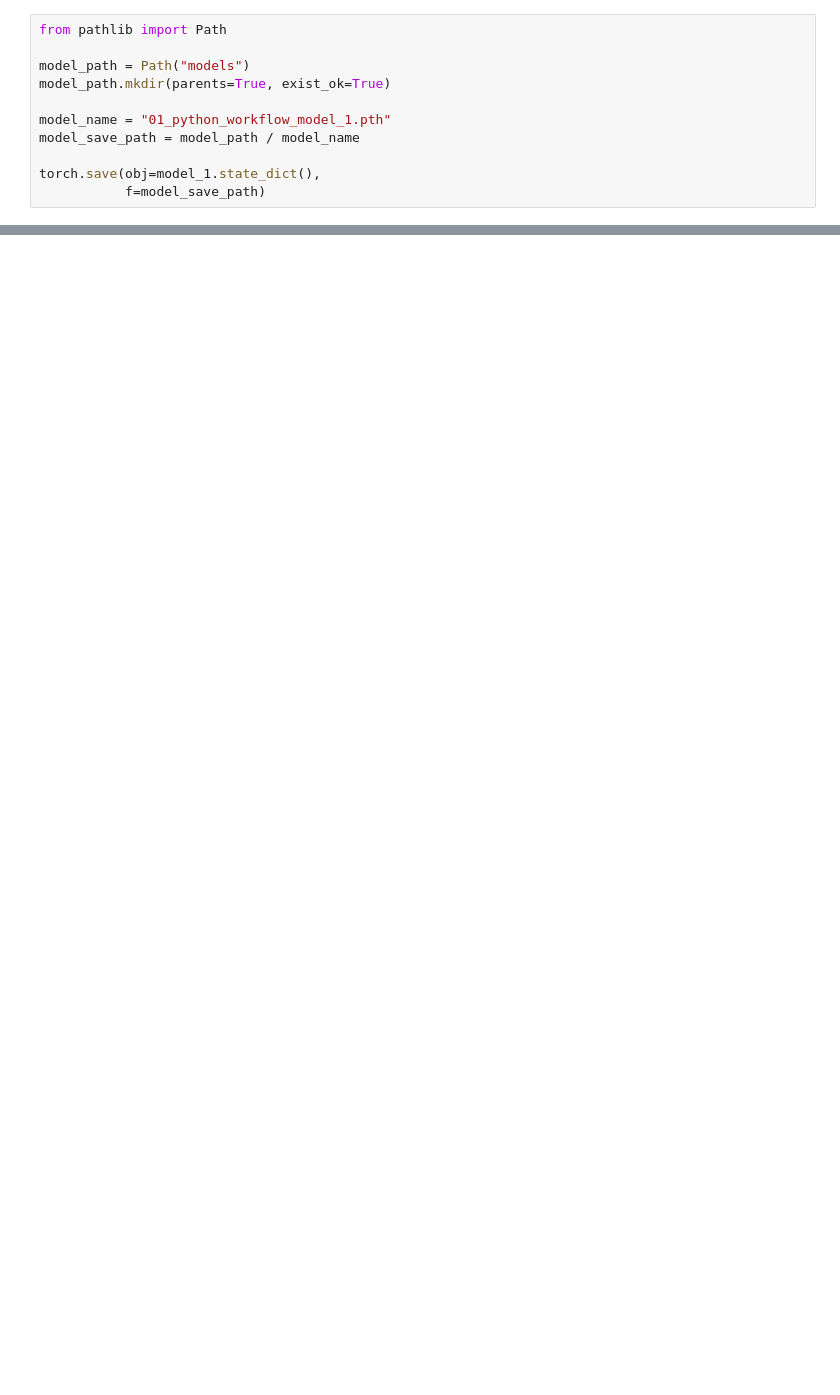
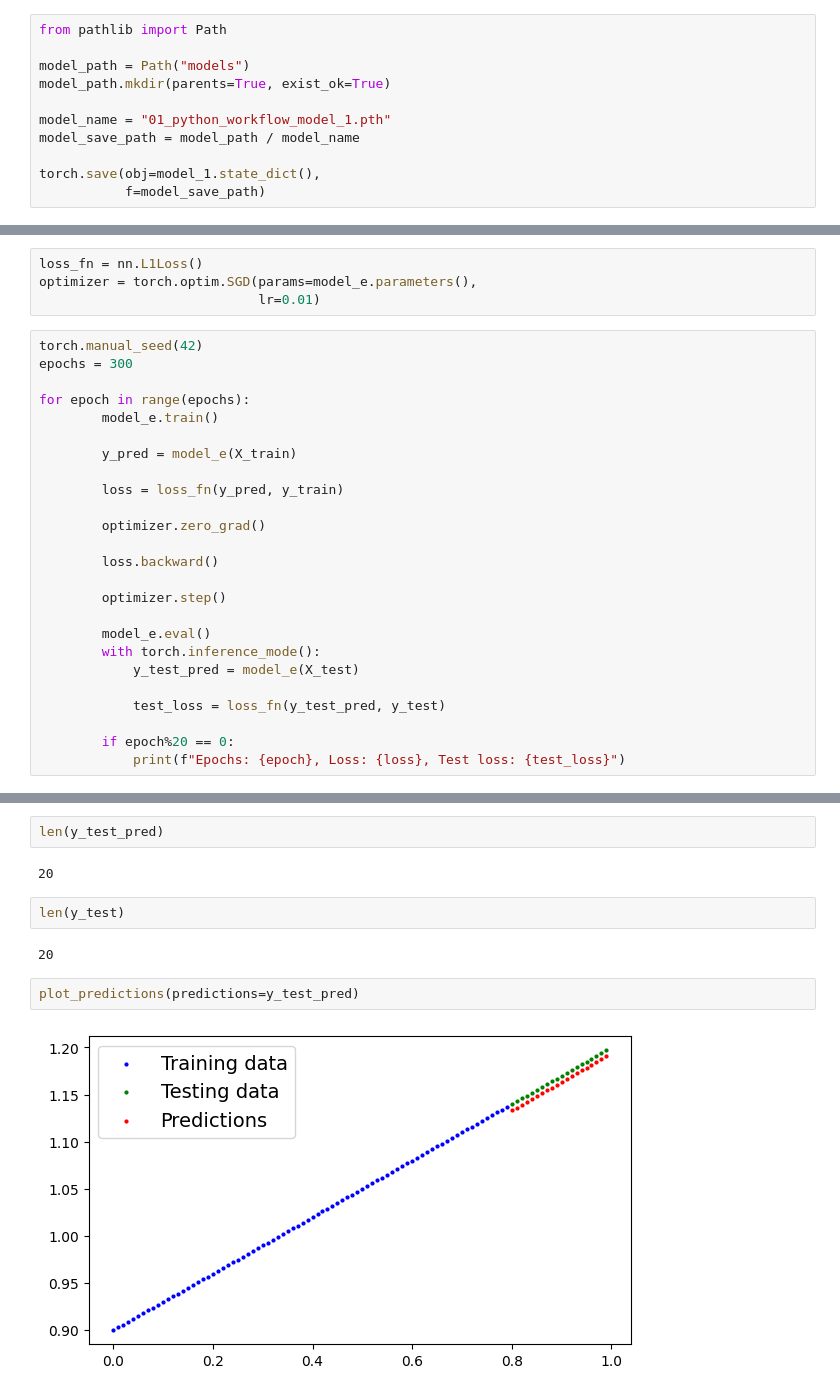
Before and after one commit to krinapatel1211/Pytorch_Tutorial, a Jupyter notebook: pytorch_workflows.ipynb, the cells around one changed output, grey strips where cells are left out. Saved outputs shown, nothing was run; the diff lists cells and outputs as text; blank space fills up the shorter version.

```diff
--- a/pytorch_workflows.ipynb
+++ b/pytorch_workflows.ipynb
@@ -480,0 +539,29 @@ OrderedDict([('linear_layer.weight', tensor([[0.6999]])),
+# %%
+loss_fn = nn.L1Loss()
+optimizer = torch.optim.SGD(params=model_e.parameters(),
+                            lr=0.01)
+# %%
+torch.manual_seed(42)
+epochs = 300
+
+for epoch in range(epochs):
+        model_e.train()
+
+        y_pred = model_e(X_train)
+
+        loss = loss_fn(y_pred, y_train)
+
+        optimizer.zero_grad()
+
+        loss.backward()
+
+        optimizer.step()
+
+        model_e.eval()
+        with torch.inference_mode():
+            y_test_pred = model_e(X_test)
+
+            test_loss = loss_fn(y_test_pred, y_test)
+
+        if epoch%20 == 0:
+            print(f"Epochs: {epoch}, Loss: {loss}, Test loss: {test_loss}")
@@ -480,0 +584,12 @@ OrderedDict([('linear_layer.weight', tensor([[0.6999]])),
+# %%
+len(y_test_pred)
+# %% [output]
+20
+# %%
+len(y_test)
+# %% [output]
+20
+# %%
+plot_predictions(predictions=y_test_pred)
+# %% [output]
+[figure, added]
```
Also changed, not shown: parts of 19 cells of this notebook.
